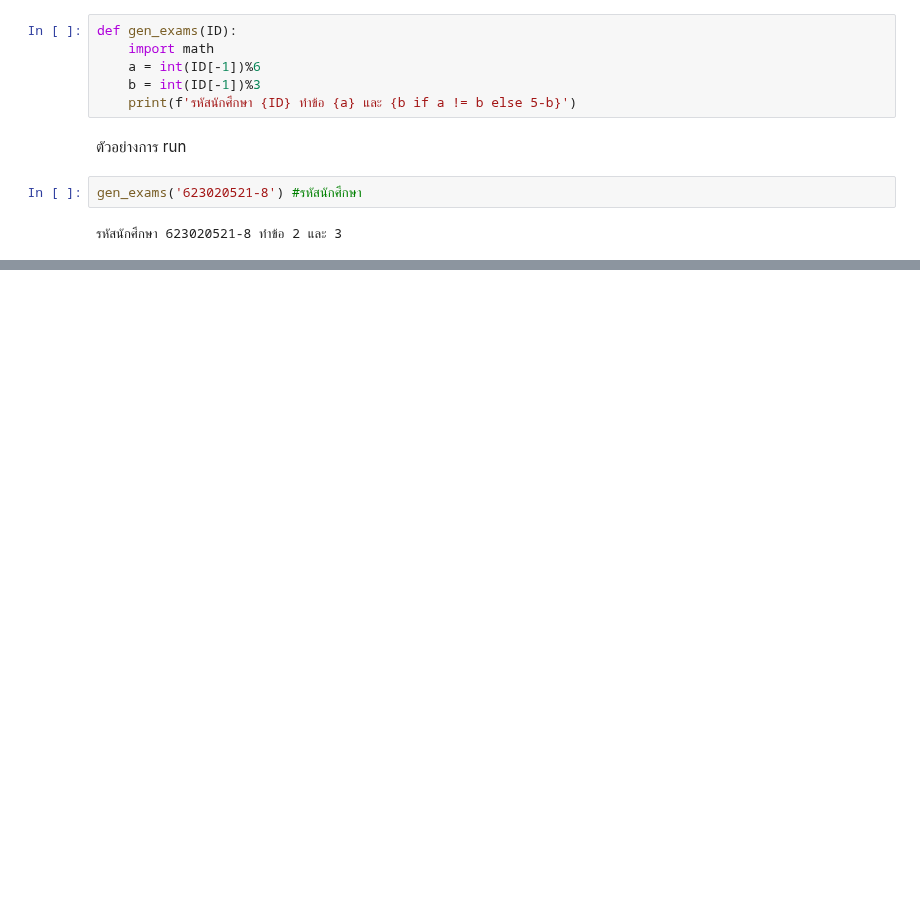
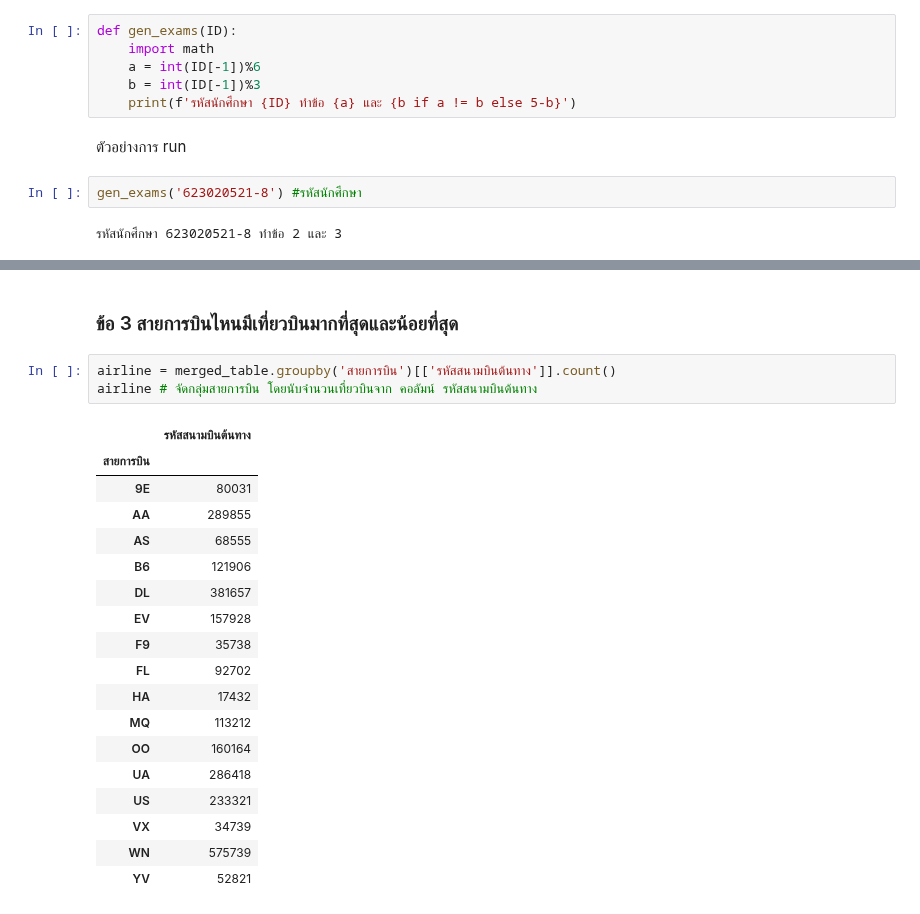
Before and after one commit to nichakornchaisuwan/DWDM21, a Jupyter notebook: MiniExam.ipynb, the cells around one changed output, grey strips where cells are left out. Drawn from its saved outputs; the diff is of its cells as text; blank space fills up the shorter version.

```diff
--- a/MiniExam.ipynb
+++ b/MiniExam.ipynb
@@ -70,0 +175,24 @@ gen_exams('623020521-8') #รหัสนักศึกษา
+# %% [markdown]
+### ข้อ 3 สายการบินไหนมีเที่ยวบินมากที่สุดและน้อยที่สุด
+# %%
+airline = merged_table.groupby('สายการบิน')[['รหัสสนามบินต้นทาง']].count()
+airline # จัดกลุ่มสายการบิน โดยนับจำนวนเที่ยวบินจาก คอลัมน์ รหัสสนามบินต้นทาง
+# %% [output]
+|  | รหัสสนามบินต้นทาง |
+| สายการบิน |  |
+| 9E | 80031 |
+| AA | 289855 |
+| AS | 68555 |
+| B6 | 121906 |
+| DL | 381657 |
+| EV | 157928 |
+| F9 | 35738 |
+| FL | 92702 |
+| HA | 17432 |
+| MQ | 113212 |
+| OO | 160164 |
+| UA | 286418 |
+| US | 233321 |
+| VX | 34739 |
+| WN | 575739 |
+| YV | 52821 |
```
Also changed, not shown: parts of 31 cells of this notebook.
